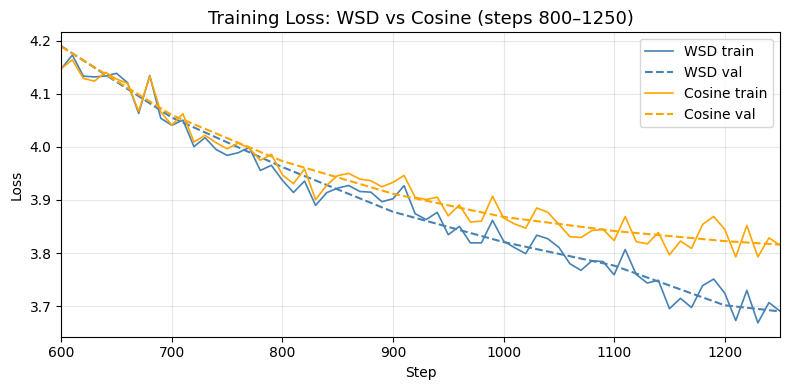
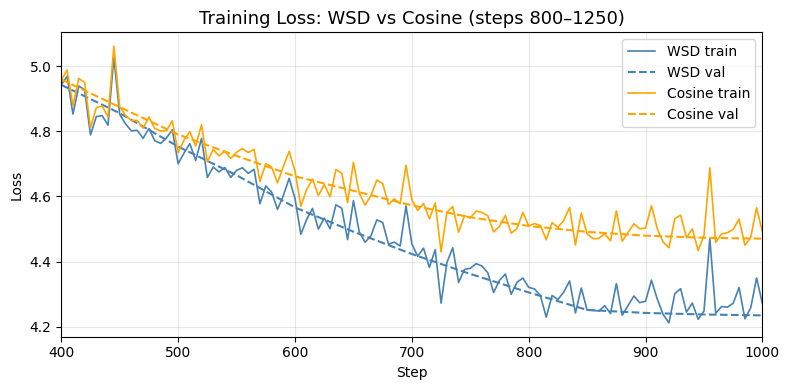
Code edit (unified diff) that turned the first committed figure into the second:
--- before
+++ after
@@ -5,11 +5,11 @@
     (cosine_train, cosine_val, "orange",    "Cosine"),
 ]:
-    mask = train_df["step"].between(600, 1250)
+    mask = train_df["step"].between(400, 1000)
     ax.plot(train_df.loc[mask, "step"], train_df.loc[mask, "train_loss"], color=color, linewidth=1.2, label=f"{name} train")
     if val_df is not None and len(val_df) > 0:
-        val_mask = val_df["step"].between(600, 1250)
+        val_mask = val_df["step"].between(400, 1000)
         ax.plot(val_df.loc[val_mask, "step"], val_df.loc[val_mask, "validation_loss"], color=color, linewidth=1.5, linestyle="--", label=f"{name} val")
 
-ax.set_xlim(600, 1250)
+ax.set_xlim(400, 1000)
 ax.set_title("Training Loss: WSD vs Cosine (steps 800\u20131250)", fontsize=13)
 ax.set_xlabel("Step")

Commit: model for 10k steps to try to have a plateau